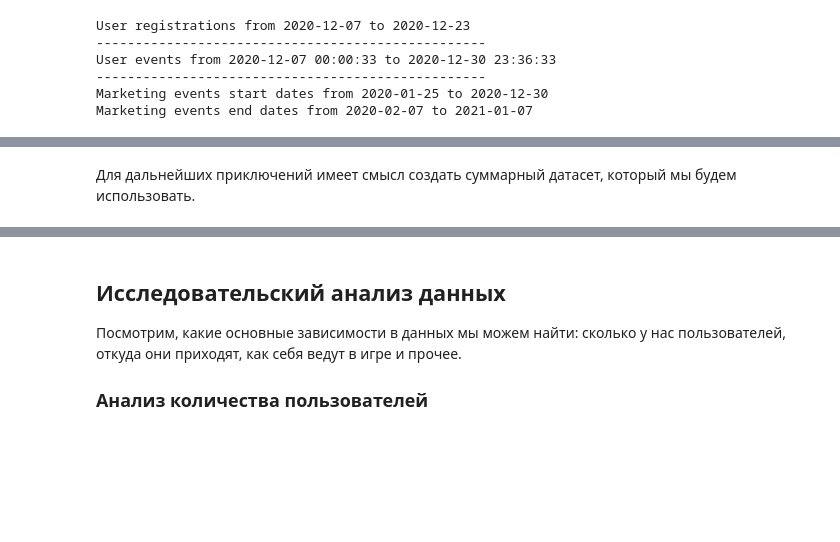
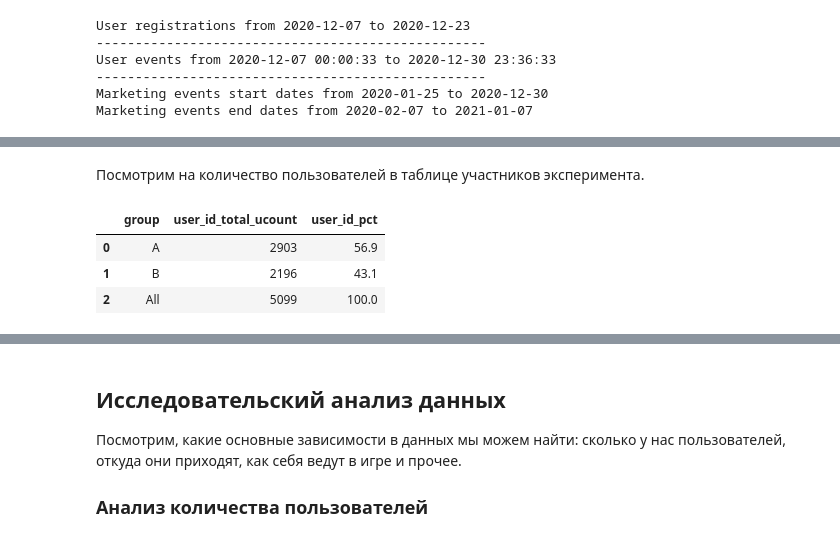
Before and after one commit to mskhmelik/prj_ab_test, a Jupyter notebook: prj_ab_test.ipynb, the cells around one changed output, grey strips where cells are left out. Cells and saved outputs as stored; diff of their text form; code cells hidden in the pictures; blank space fills up the shorter version.

```diff
--- a/prj_ab_test.ipynb
+++ b/prj_ab_test.ipynb
@@ -295,24 +238,31 @@ Marketing events end dates from 2020-02-07 to 2021-01-07
-# %% [markdown]
-Для дальнейших приключений имеет смысл создать суммарный датасет, который мы будем использовать.
 # %%
 # Take users which participated only in one experiment
 df_temp = (
-    pd.pivot_table(
-        data=raw_test_users,
-        index='user_id',
-        values='ab_test',
-        aggfunc='nunique'
-    )
+    pd.pivot_table(data=raw_test_users, index='user_id', values='ab_test', aggfunc='nunique')
     .reset_index()
     .rename(columns={'ab_test': 'test_count'})
     .loc[lambda df: df.test_count == 1]
 )
 
-df_tests_users = raw_test_users[raw_test_users.user_id.isin(df_temp.user_id)]
+# From test users select only the ones that had one experiment
+df_test_users = raw_test_users[raw_test_users.user_id.isin(df_temp.user_id)].copy()
 
-df = (
+# Keep the rest of the datasets
+df_new_users = raw_new_users.copy().astype({'first_date': 'datetime64[D]'})
+df_events = raw_events.copy().astype({'event_dt': 'datetime64[s]'})
+
+# Create a summary dataset
+df_summary = (
     raw_events
     .copy()
-    .merge(raw_new_users, on='user_id', how='left')
-    .merge(df_tests_users, on='user_id', how='left')
+    .merge(df_new_users, on='user_id', how='left')
+    .merge(df_test_users, on='user_id', how='left')
+    .assign(
+        event_date = lambda df: df.event_dt,
+        lifetime = lambda df:
+            (pd.to_datetime(df.event_dt) - pd.to_datetime(df.first_date)) / np.timedelta64(1, 'D')
+    )
+    .loc[lambda df: (df.first_date <= '2020-12-21') & (df.ab_test == 'recommender_system_test')]
+    .drop(['first_date', 'ab_test'], axis=1)
+    .astype({'event_dt': 'datetime64[s]', 'event_date': 'datetime64[D]'})
 )
@@ -332,0 +269,17 @@ df = (
+# %% [markdown]
+Посмотрим на количество пользователей в таблице участников эксперимента.
+# %%
+df_temp = (
+    df_test_users[df_test_users.ab_test == 'recommender_system_test']
+    .pivot_table(index='group', values='user_id', aggfunc='nunique', margins=True)
+    .reset_index()
+    .rename(columns={'user_id':'user_id_total_ucount'})
+    .assign(user_id_pct = lambda df: round(100 * df.user_id_total_ucount / df.user_id_total_ucount.iloc[-1], 1))
+)
+
+display(df_temp)
+# %% [output]
+|  | group | user_id_total_ucount | user_id_pct |
+| 0 | A | 2903 | 56.9 |
+| 1 | B | 2196 | 43.1 |
+| 2 | All | 5099 | 100.0 |
```
Also changed, not shown: parts of 18 cells of this notebook.
